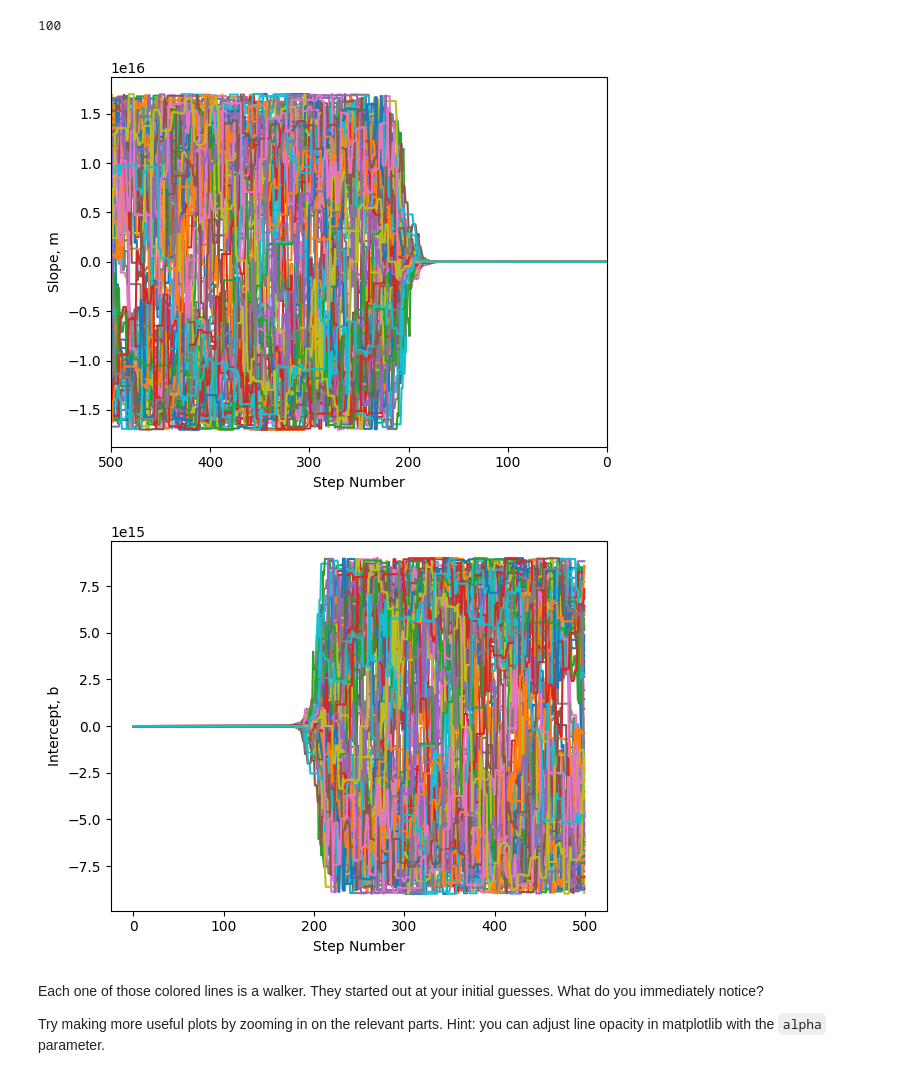
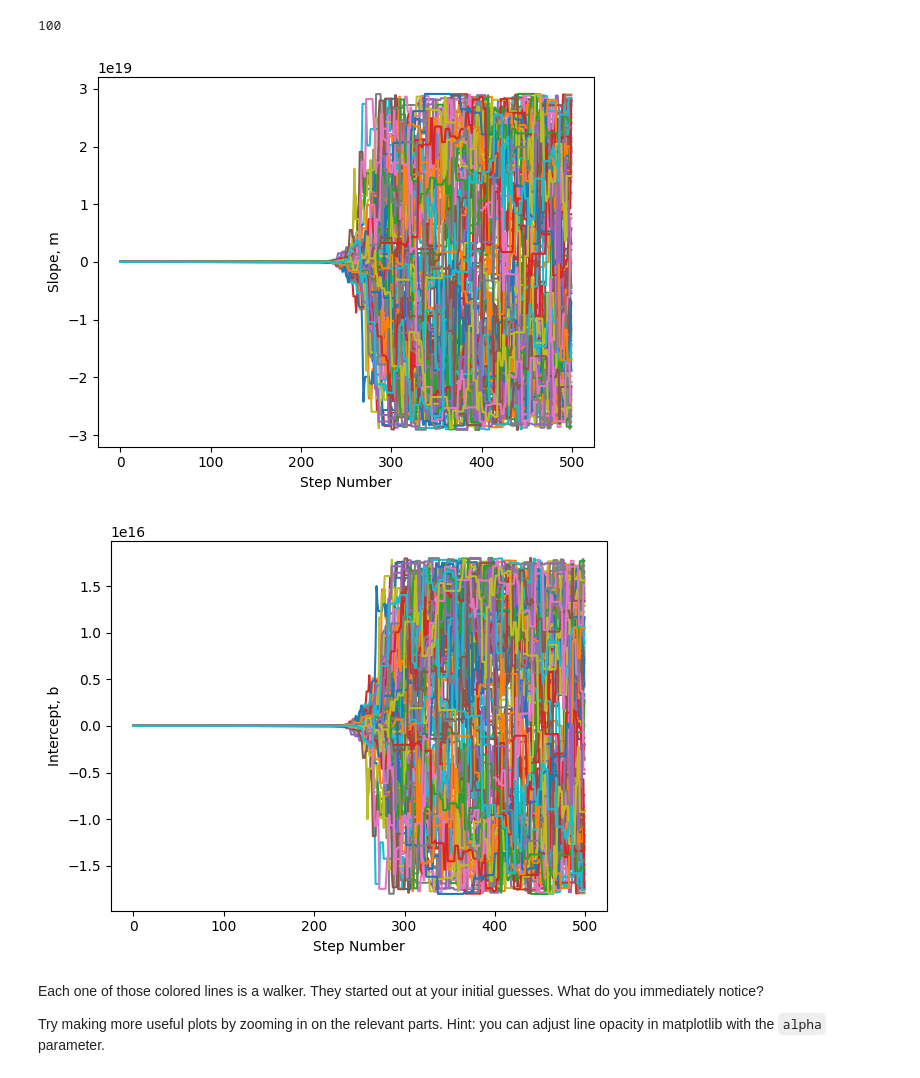
Before and after one commit to ASTR154/bayesian-statistics, a Jupyter notebook: mcmc_line_fitting.ipynb, the cells around one changed output. Saved outputs shown, nothing was run; the diff lists cells and outputs as text; code cells hidden in the pictures.

```diff
--- a/mcmc_line_fitting.ipynb
+++ b/mcmc_line_fitting.ipynb
@@ -13,21 +13,26 @@ import corner
 ## Generate Some Fake Data
 Choose a slope $m$, intercept $b$, and scatter $\sigma$, and generate $N$ random points using the `np.random` module. Plot the results to see what your data look like. Our goal is to recover the parameters defined here. (Hint: this section is identical to the previous notebook.)
 # %%
-m = 10
-b= 50
-sigma = 1.
+m = 10.
+b= 50.
+sigma= dy = 1.
 N = 100
 
-x = np.random.uniform(0,1,N)
+rng = np.random.default_rng(1234567890)
+
+#x = np.random.uniform(0,1,N)
+
+x=np.sort(rng.uniform(0,1,N))
+y = m*x + b + rng.normal(0, dy, N)
 
 #print(x)
 #break
 theta = [m,b]
 
-y =  x*m + b + np.array(np.random.normal(0, sigma,size=N))
+#y =  x*m + b + np.array(np.random.normal(0, sigma,size=N))
 
 # equation for a line PLUS random values from a Gaussian centered at 0 with standard deviation `sigma`
-dy = sigma #should be a list length N
+#dy = sigma #should be a list length N
 
 
 
@@ -75,7 +80,7 @@ Note, we will initialise the sampler in #1.5
 # %%
 n_walkers = 100
 n_params =  2
-args =  [x, y, sigma]
+args =  [x, y, dy]
 # %% [markdown]
 ## Setup random initial guesses for the starting positions
 
@@ -116,10 +121,13 @@ You'll need to give initial guesses for each walker, which you can draw randomly
 #random[0], b_random[0]
 #print(initial_guesses)
 # %%
-b_random = np.random.uniform(b_min,b_max,n_walkers)
-m_random = np.random.uniform(m_min,m_max,n_walkers)
+#b_random = np.random.uniform(b_min,b_max,n_walkers)
+#m_random = np.random.uniform(m_min,m_max,n_walkers)
 
-temp = np.array([b_random,m_random]).T
+b_random = np.random.normal (12, 10, n_walkers)
+m_random = np.random.normal (47,10, n_walkers)
+
+#temp = np.array([b_random,m_random]).T
 
 #print(temp)
 
@@ -129,7 +137,9 @@ temp = np.array([b_random,m_random]).T
 
 #initial_guesses = temp.transpose()
 
-initial_guesses = temp
+#initial_guesses = temp
+
+initial_guesses = np.array([[m_random[i], b_random[i]] for i in range(n_walkers)])
 
 #print(initial_guesses)
 # %% [markdown]
@@ -218,31 +228,31 @@ print(len(sampler.chain[:,:,0]))
 # %%
 def chain_plots(chain, **kwargs):
     """
     Plot the histories for each walker in sampler.chain
 
     Parameters
     ----------
     chain: ndarray
         3D array given by sampler.flatchain, with shape (n_walkers, n_steps, n_params)
     kwargs: `.Line2D` properties, optional
         All keyword arguments are passed to `pyplot.plot`
     """
 
     plt.figure()
     plt.plot(sampler.chain[:,:,0].T)  # complete
-    plt.xlim(500,0)
+    #plt.xlim(500,0)
     plt.xlabel('Step Number')
     plt.ylabel('Slope, m')
 
     plt.figure()
     plt.plot(sampler.chain[:,:,1].T)  # complete
     plt.xlabel('Step Number')
     plt.ylabel('Intercept, b')
 
 chain_plots(sampler.chain)
 # %% [output]
-[figure, old version]
+[figure, new version]
-[figure, old version]
+[figure, new version]
 # %% [markdown]
 Each one of those colored lines is a walker. They started out at your initial guesses. What do you immediately notice?
 
```
Also changed, not shown: parts of 4 cells of this notebook.
